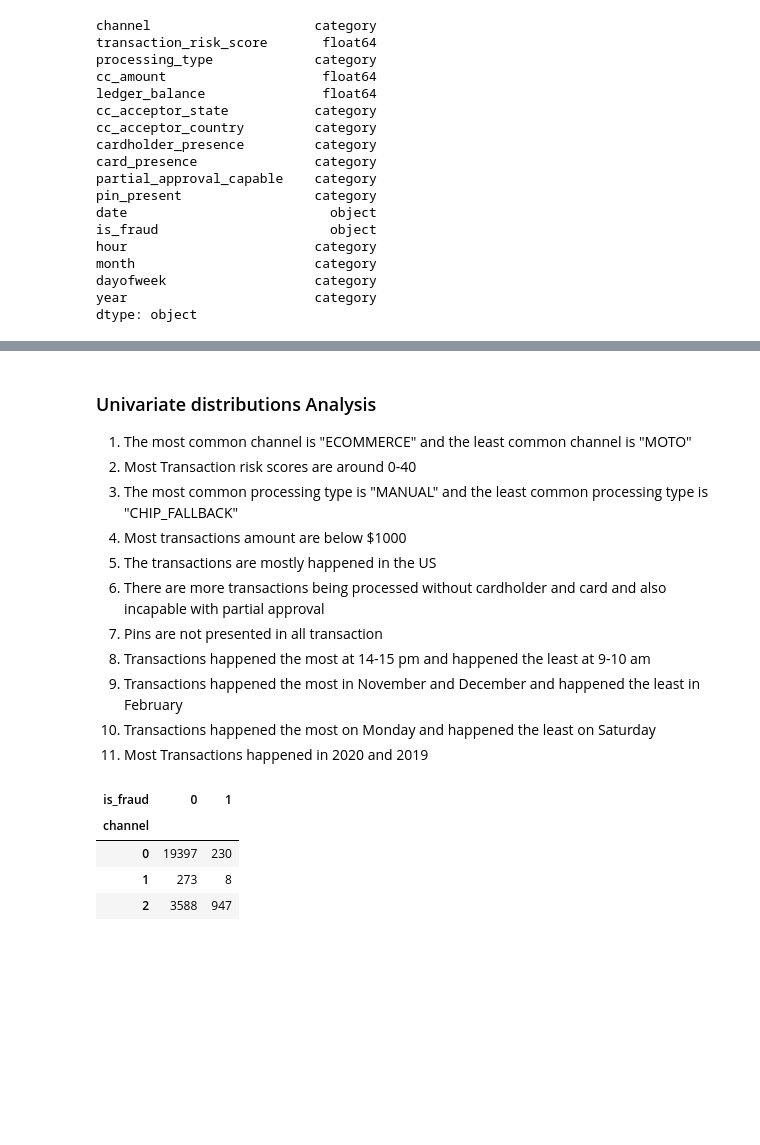
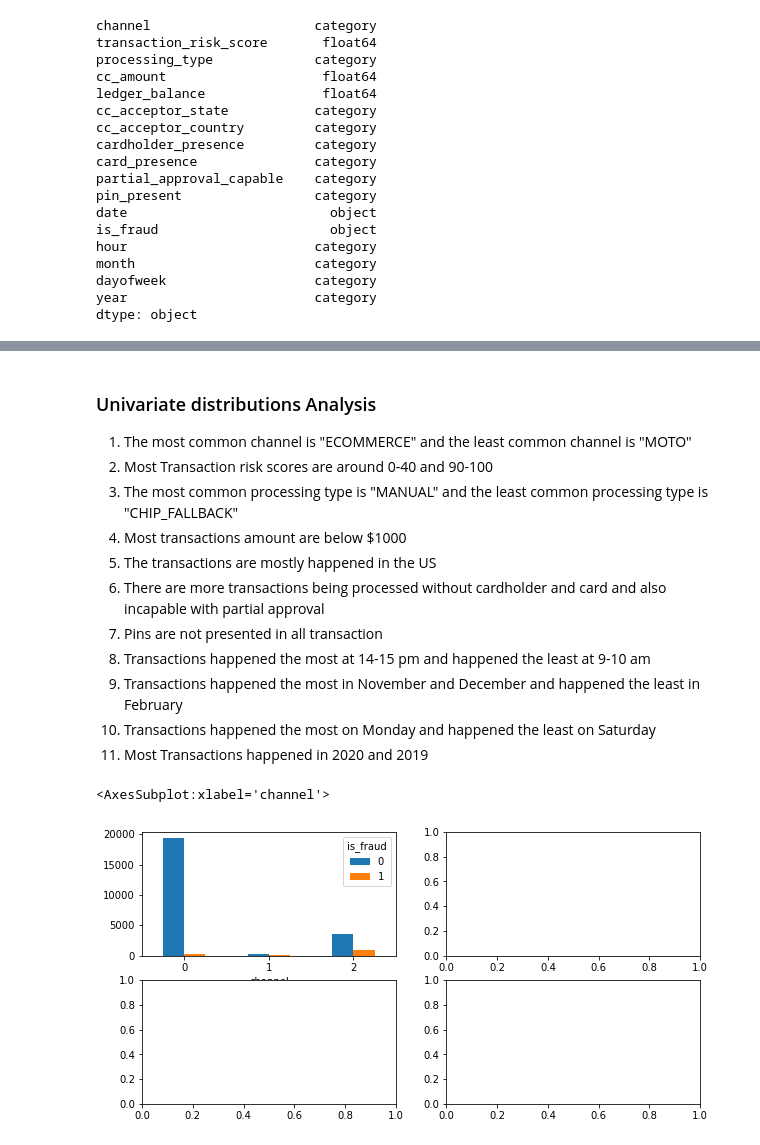
Before and after one commit to hungyichang19980105/Payability-project, a Jupyter notebook: Payability/EDA.ipynb, the cells around one changed output, grey strips where cells are left out. Saved outputs shown, nothing was run; the diff lists cells and outputs as text; code cells hidden in the pictures; blank space fills up the shorter version.

```diff
--- a/Payability/EDA.ipynb
+++ b/Payability/EDA.ipynb
@@ -181,7 +181,7 @@ fig.tight_layout()
 # %% [markdown]
 ### Univariate distributions Analysis
 1. The most common channel is "ECOMMERCE" and the least common channel is "MOTO"
-2. Most Transaction risk scores are around 0-40
+2. Most Transaction risk scores are around 0-40 and 90-100
 3. The most common processing type is "MANUAL" and the least common processing type is "CHIP_FALLBACK"
 4. Most transactions amount are below $1000
 5. The transactions are mostly happened in the US
@@ -191,12 +191,9 @@ fig.tight_layout()
 9. Transactions happened the most in November and December and happened the least in February
 10. Transactions happened the most on Monday and happened the least on Saturday
 11. Most Transactions happened in 2020 and 2019
-# %%
-df1 =  pd.crosstab(df['channel'], df['is_fraud'], rownames=['channel'], colnames=['is_fraud'])
-df1
-# %% [output]
-| is_fraud | 0 | 1 |
-| channel |  |  |
-| 0 | 19397 | 230 |
-| 1 | 273 | 8 |
-| 2 | 3588 | 947 |
+# %%
+fig, axes = plt.subplots(nrows=2, ncols=2, figsize=(20,20))
+df1.plot.bar(rot=0,ax=axes[0,0],figsize=(10,5))
+# %% [output]
+<AxesSubplot:xlabel='channel'>
+[figure, added]
```
Also changed, not shown: parts of 8 cells of this notebook.
